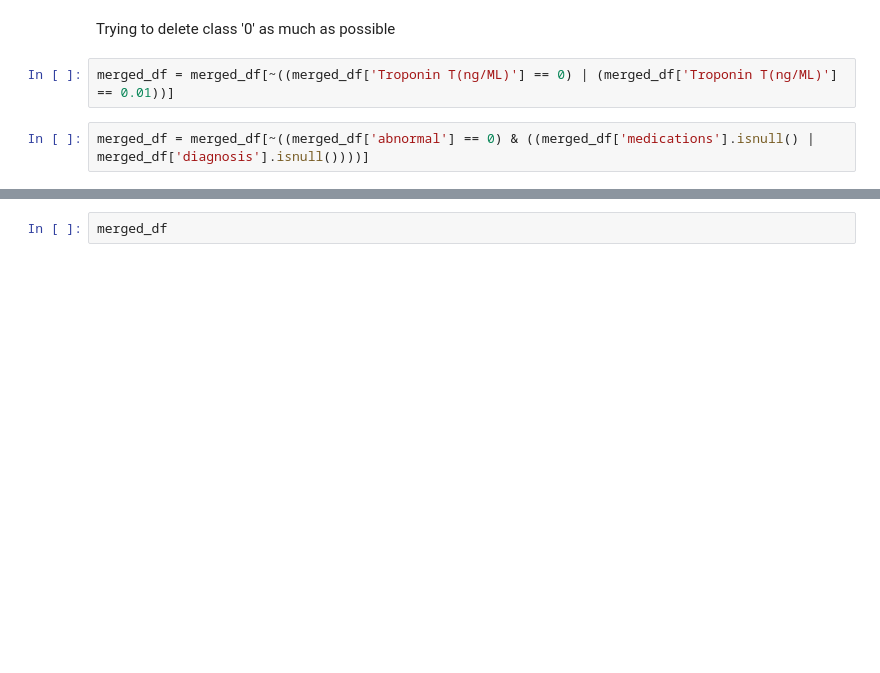
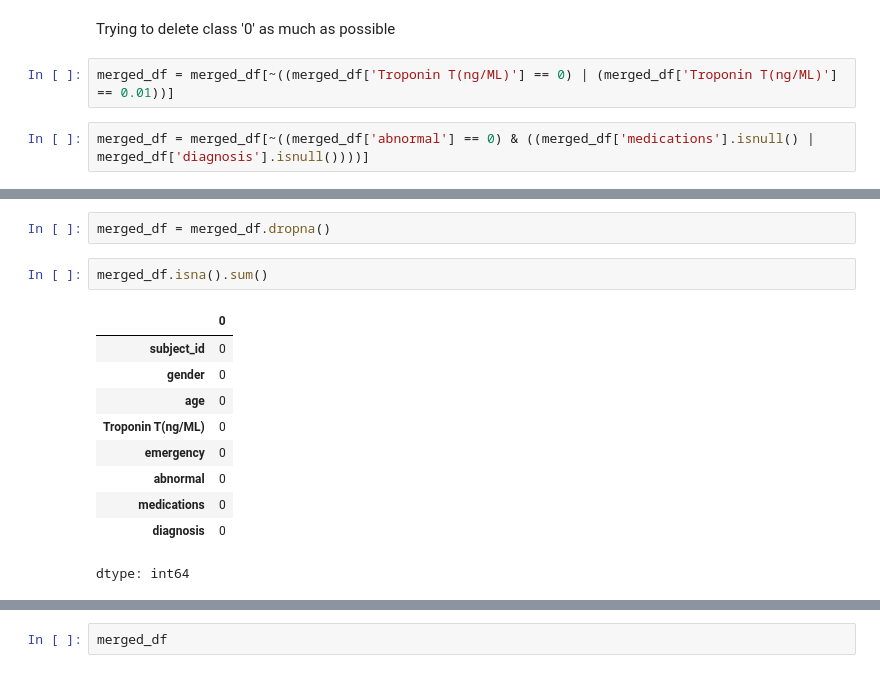
Before and after one commit to MuhammadSafeer786/Multimodal-AI-for-Myocardial-Infarction-Heart-Attack-, a Jupyter notebook: Heart_Attack_Diagnosis.ipynb, the cells around one changed output, grey strips where cells are left out. Saved outputs shown, nothing was run; the diff lists cells and outputs as text; blank space fills up the shorter version.

```diff
--- a/Heart_Attack_Diagnosis.ipynb
+++ b/Heart_Attack_Diagnosis.ipynb
@@ -785,3 +766,18 @@ Warning: total number of rows (49067) exceeds max_rows (20000). Limiting to firs
+# %%
+merged_df = merged_df.dropna()
+# %%
+merged_df.isna().sum()
+# %% [output]
+|  | 0 |
+| subject_id | 0 |
+| gender | 0 |
+| age | 0 |
+| Troponin T(ng/ML) | 0 |
+| emergency | 0 |
+| abnormal | 0 |
+| medications | 0 |
+| diagnosis | 0 |
+dtype: int64
 # %%
 # Checking class balance
 negative = merged_df['abnormal'].eq(0).sum()
```
Also changed, not shown: parts of 4 cells of this notebook.
